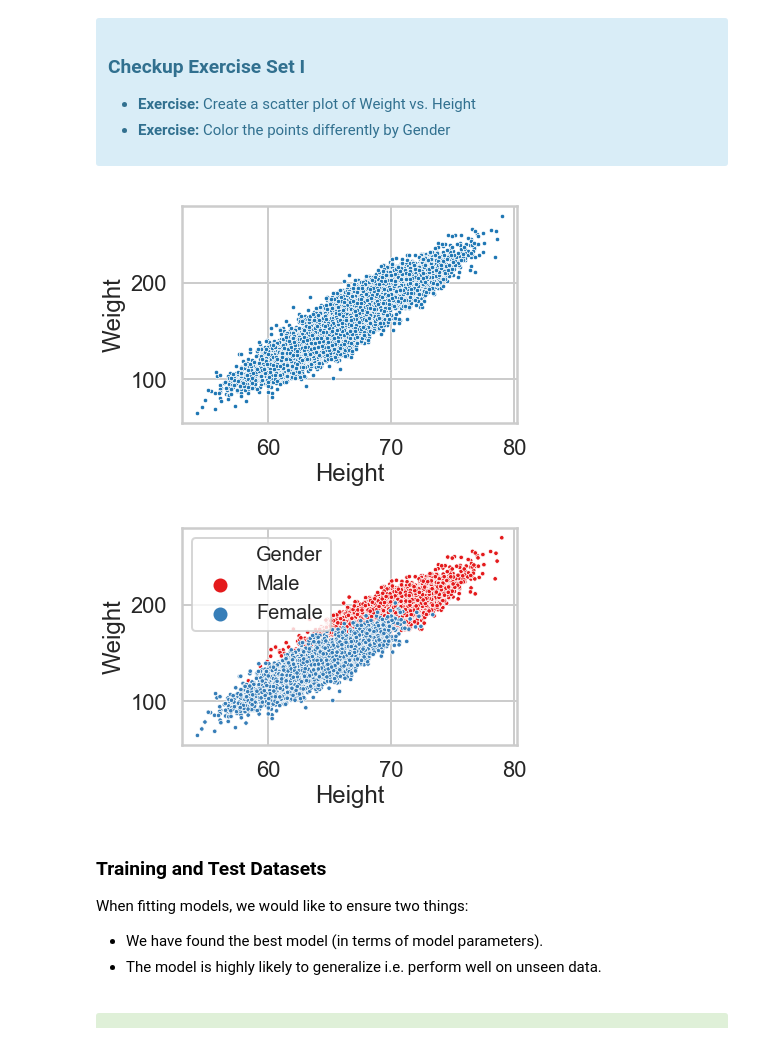
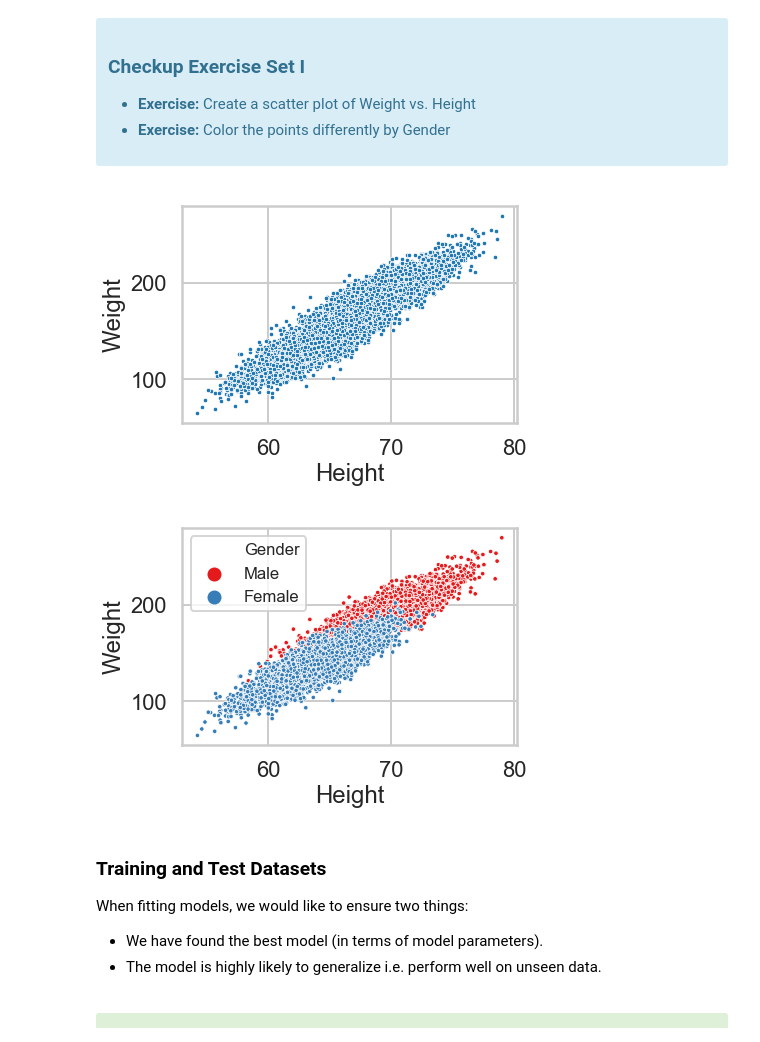
Before and after one commit to jessdjohnson/Springboard_Projects, a Jupyter notebook: MiniProjects/logistic_regression/Mini_Project_Logistic_Regression.ipynb, the cells around one changed output. Cells and saved outputs as stored; diff of their text form; code cells hidden in the pictures.

```diff
--- a/MiniProjects/logistic_regression/Mini_Project_Logistic_Regression.ipynb
+++ b/MiniProjects/logistic_regression/Mini_Project_Logistic_Regression.ipynb
@@ -123,17 +123,17 @@ with the "response" or "label" $y$ as a plain array of 0s and 1s for binary clas
 # %%
 # your turn
 
 #create scatter plot of weight vs. height
 s = sns.scatterplot(x='Height', y='Weight', data=dflog, palette='Set1', legend = False, s = 20)
 plt.show()
 
 #color the points differently by gender
 sns.scatterplot(x='Height', y='Weight', data=dflog, hue='Gender', palette='Set1', s = 20)
-plt.legend(fontsize = 'small')
+plt.legend(fontsize = 'x-small')
 plt.show()
 # %% [output]
 [figure]
-[figure, old version]
+[figure, new version]
 # %% [markdown]
 ### Training and Test Datasets
 
```
Also changed, not shown: parts of 4 cells of this notebook.
